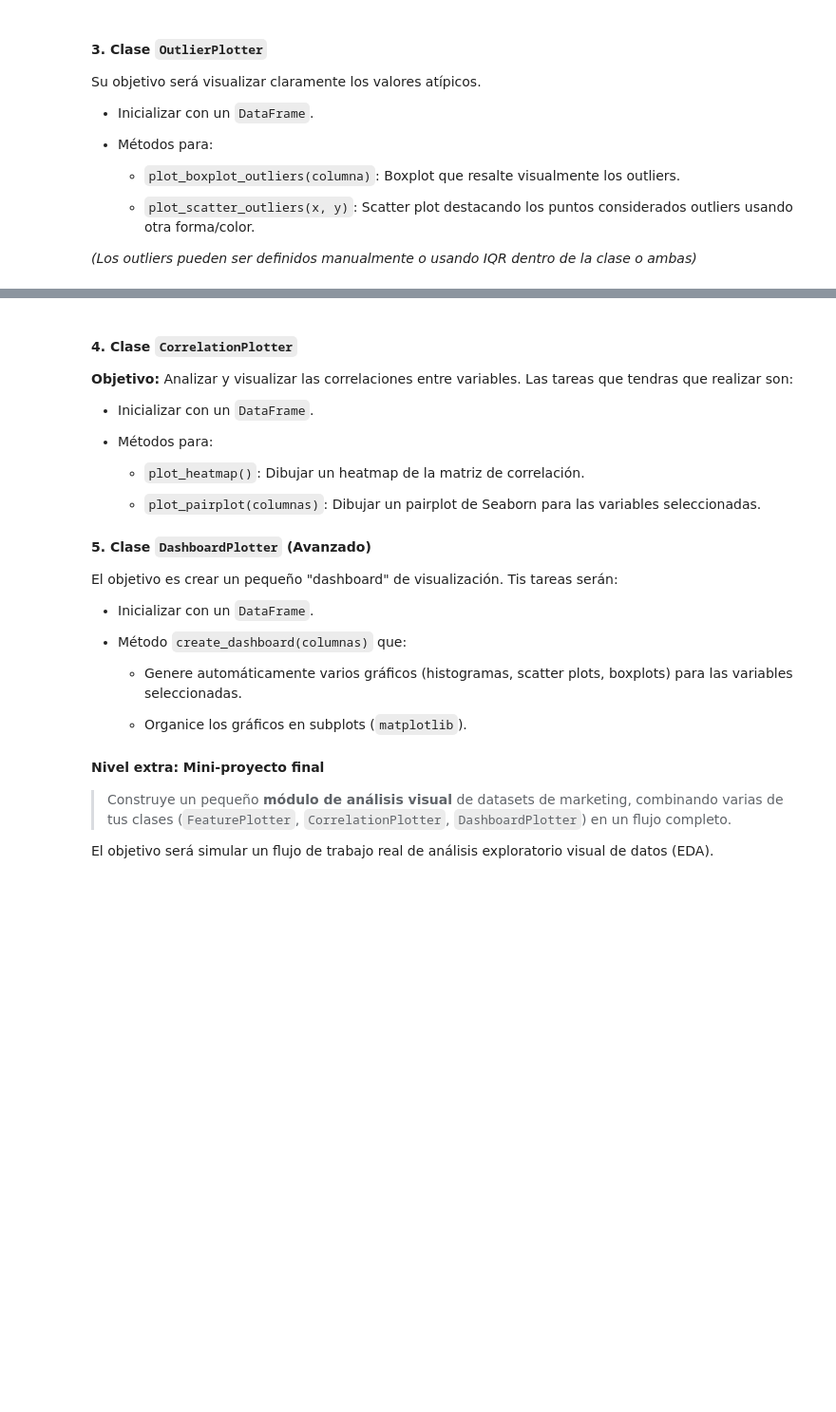
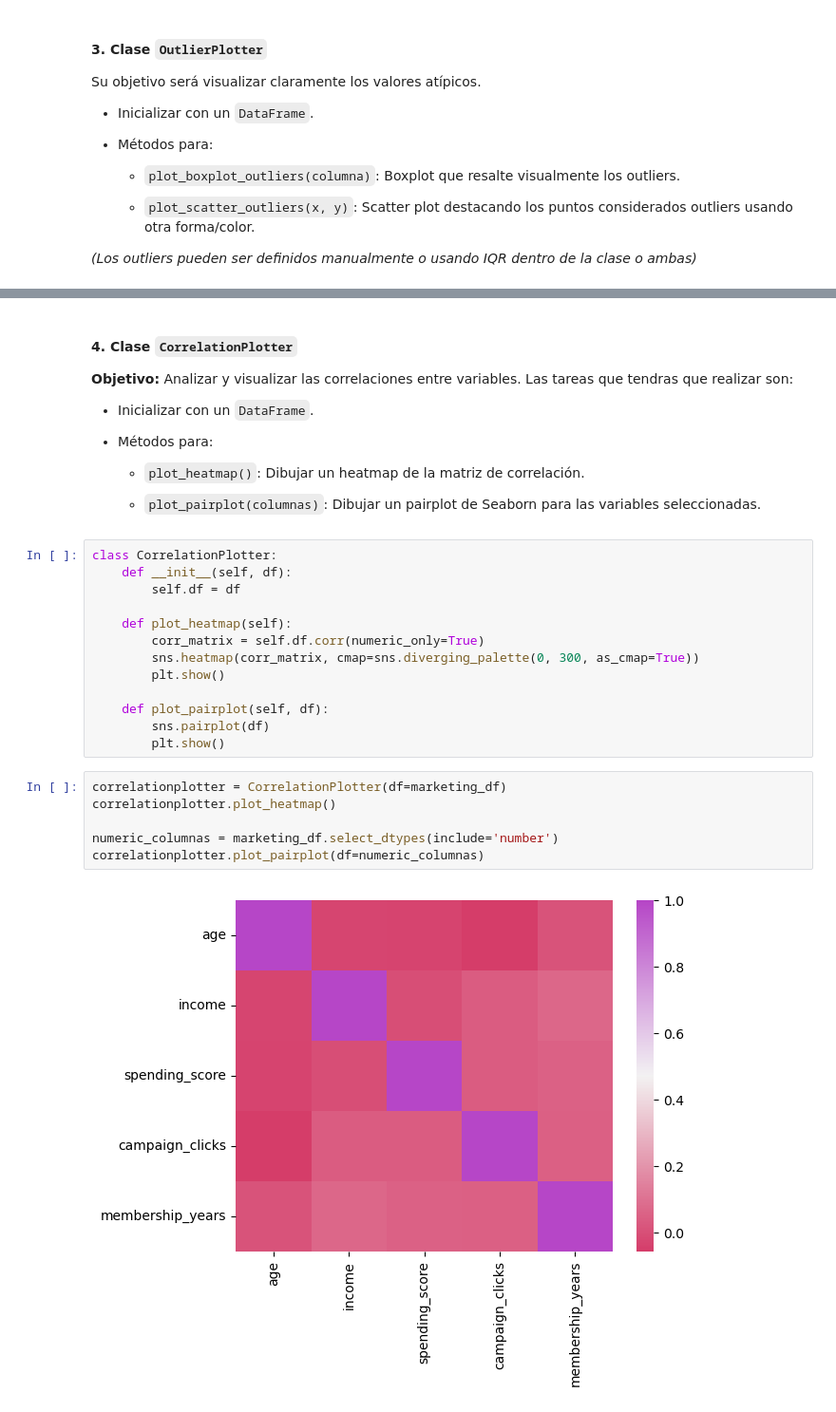
Before and after one commit to ntamajon/ejercicios_python, a Jupyter notebook: 04-visualizacion.ipynb, the cells around one changed output, grey strips where cells are left out. Shown at 95% size. Drawn from its saved outputs; the diff is of its cells as text; blank space fills up the shorter version.

```diff
--- a/04-visualizacion.ipynb
+++ b/04-visualizacion.ipynb
@@ -265,24 +299,24 @@ outlierplotter.boxplot_outliers(column='income')
   - `plot_heatmap()`: Dibujar un heatmap de la matriz de correlación.
 
   - `plot_pairplot(columnas)`: Dibujar un pairplot de Seaborn para las variables seleccionadas.
-
-
-
-#### 5. Clase `DashboardPlotter` (Avanzado)
-
-El objetivo es crear un pequeño "dashboard" de visualización. Tis tareas serán:
-
-- Inicializar con un `DataFrame`.
-
-- Método `create_dashboard(columnas)` que:
-
-  - Genere automáticamente varios gráficos (histogramas, scatter plots, boxplots) para las variables seleccionadas.
-
-  - Organice los gráficos en subplots (`matplotlib`).
-
-
-#### Nivel extra: Mini-proyecto final
-
-> Construye un pequeño **módulo de análisis visual** de datasets de marketing, combinando varias de tus clases (`FeaturePlotter`, `CorrelationPlotter`, `DashboardPlotter`) en un flujo completo.
-
-El objetivo será simular un flujo de trabajo real de análisis exploratorio visual de datos (EDA).
+# %%
+class CorrelationPlotter:
+    def __init__(self, df):
+        self.df = df
+
+    def plot_heatmap(self):
+        corr_matrix = self.df.corr(numeric_only=True)
+        sns.heatmap(corr_matrix, cmap=sns.diverging_palette(0, 300, as_cmap=True))
+        plt.show()
+
+    def plot_pairplot(self, df):
+        sns.pairplot(df)
+        plt.show()
+# %%
+correlationplotter = CorrelationPlotter(df=marketing_df)
+correlationplotter.plot_heatmap()
+
+numeric_columnas = marketing_df.select_dtypes(include='number')
+correlationplotter.plot_pairplot(df=numeric_columnas)
+# %% [output]
+[figure, added]
```
Also changed, not shown: parts of 11 cells of this notebook.
